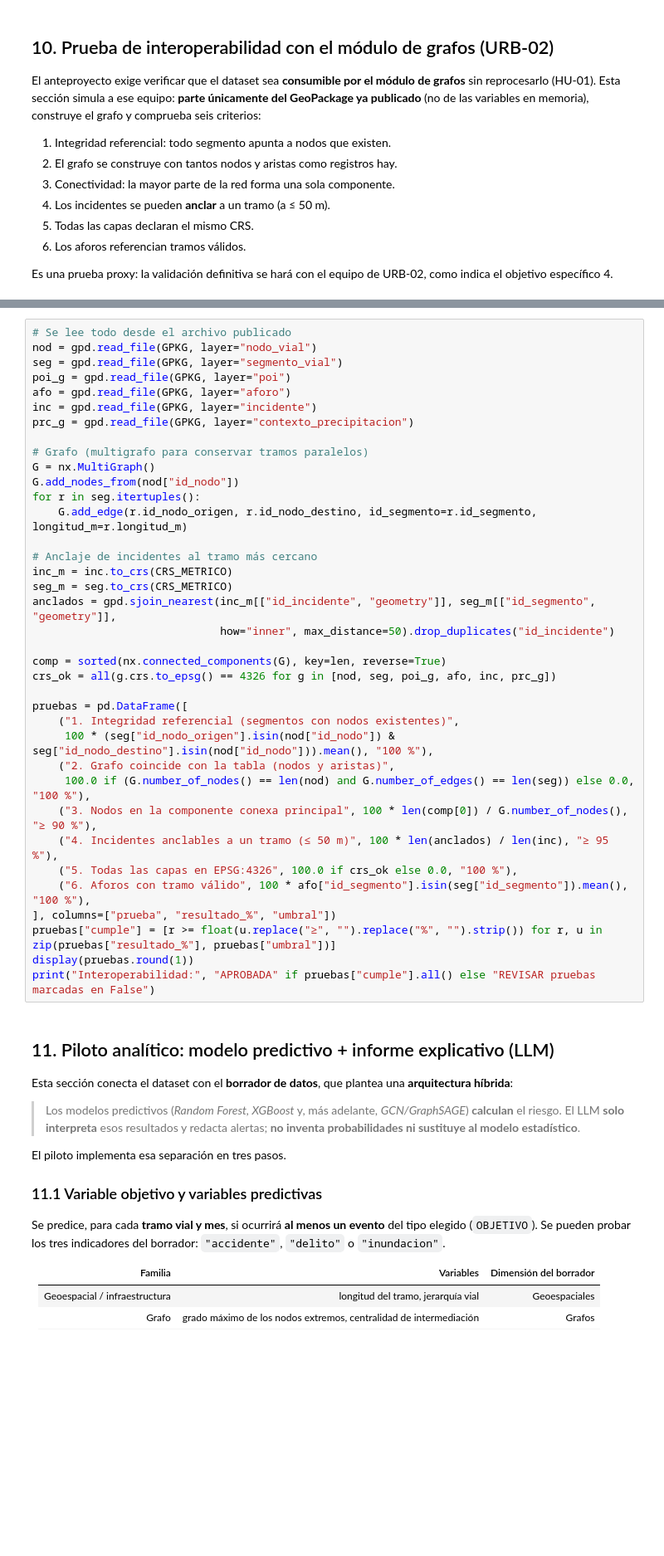
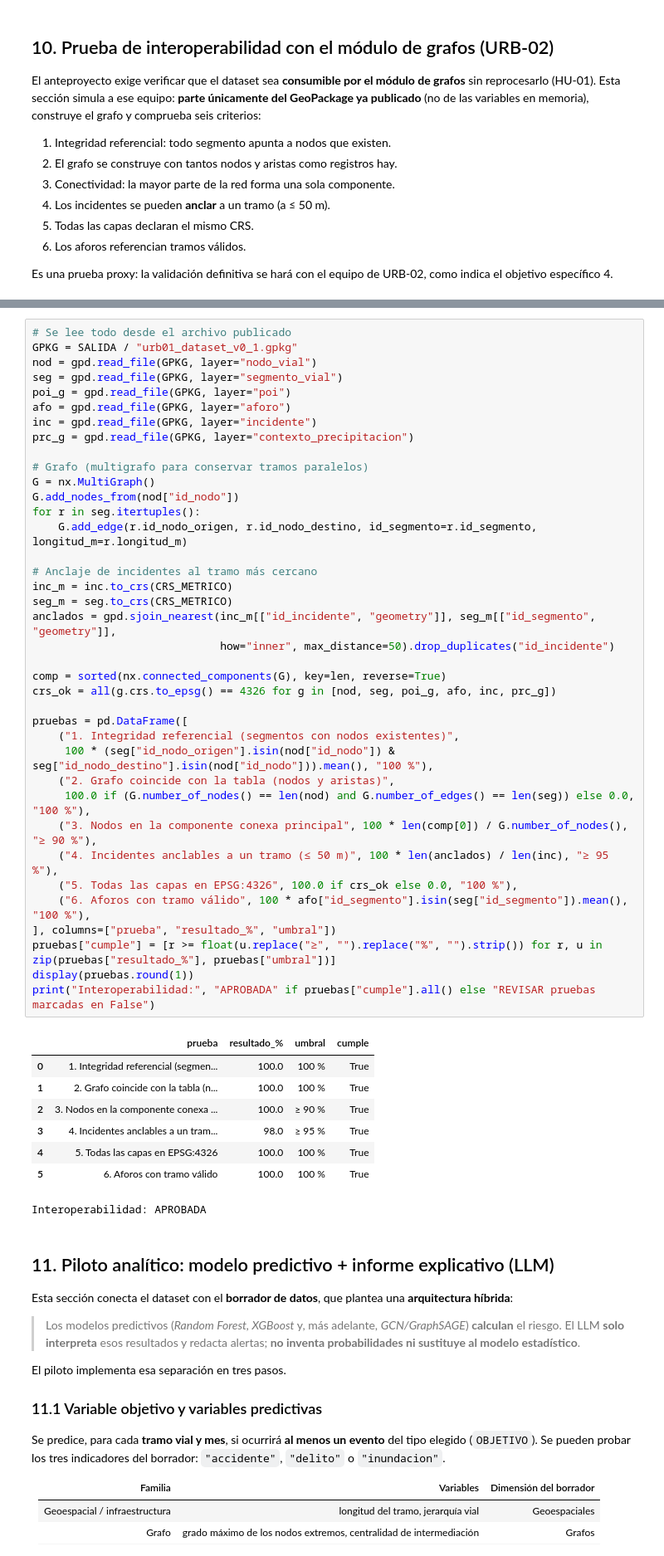
Before and after one commit to twinrisk10/RISKTWIN_CAPAS, a Jupyter notebook: GEMELO DIGITAL/URB-01/src/URB01_notebook_piloto.ipynb, the cells around one changed output, grey strips where cells are left out. Shown at 83% size. Cells and saved outputs as stored; diff of their text form; blank space fills up the shorter version.

```diff
--- a/GEMELO DIGITAL/URB-01/src/URB01_notebook_piloto.ipynb
+++ b/GEMELO DIGITAL/URB-01/src/URB01_notebook_piloto.ipynb
@@ -1166,5 +1179,6 @@ Es una prueba proxy: la validación definitiva se hará con el equipo de URB-02,
 # %%
 # Se lee todo desde el archivo publicado
+GPKG = SALIDA / "urb01_dataset_v0_1.gpkg"
 nod = gpd.read_file(GPKG, layer="nodo_vial")
 seg = gpd.read_file(GPKG, layer="segmento_vial")
 poi_g = gpd.read_file(GPKG, layer="poi")
@@ -1173,33 +1187,42 @@ inc = gpd.read_file(GPKG, layer="incidente")
 prc_g = gpd.read_file(GPKG, layer="contexto_precipitacion")
 
 # Grafo (multigrafo para conservar tramos paralelos)
 G = nx.MultiGraph()
 G.add_nodes_from(nod["id_nodo"])
 for r in seg.itertuples():
     G.add_edge(r.id_nodo_origen, r.id_nodo_destino, id_segmento=r.id_segmento, longitud_m=r.longitud_m)
 
 # Anclaje de incidentes al tramo más cercano
 inc_m = inc.to_crs(CRS_METRICO)
 seg_m = seg.to_crs(CRS_METRICO)
 anclados = gpd.sjoin_nearest(inc_m[["id_incidente", "geometry"]], seg_m[["id_segmento", "geometry"]],
                              how="inner", max_distance=50).drop_duplicates("id_incidente")
 
 comp = sorted(nx.connected_components(G), key=len, reverse=True)
 crs_ok = all(g.crs.to_epsg() == 4326 for g in [nod, seg, poi_g, afo, inc, prc_g])
 
 pruebas = pd.DataFrame([
     ("1. Integridad referencial (segmentos con nodos existentes)",
      100 * (seg["id_nodo_origen"].isin(nod["id_nodo"]) & seg["id_nodo_destino"].isin(nod["id_nodo"])).mean(), "100 %"),
     ("2. Grafo coincide con la tabla (nodos y aristas)",
      100.0 if (G.number_of_nodes() == len(nod) and G.number_of_edges() == len(seg)) else 0.0, "100 %"),
     ("3. Nodos en la componente conexa principal", 100 * len(comp[0]) / G.number_of_nodes(), "≥ 90 %"),
     ("4. Incidentes anclables a un tramo (≤ 50 m)", 100 * len(anclados) / len(inc), "≥ 95 %"),
     ("5. Todas las capas en EPSG:4326", 100.0 if crs_ok else 0.0, "100 %"),
     ("6. Aforos con tramo válido", 100 * afo["id_segmento"].isin(seg["id_segmento"]).mean(), "100 %"),
 ], columns=["prueba", "resultado_%", "umbral"])
 pruebas["cumple"] = [r >= float(u.replace("≥", "").replace("%", "").strip()) for r, u in zip(pruebas["resultado_%"], pruebas["umbral"])]
 display(pruebas.round(1))
 print("Interoperabilidad:", "APROBADA" if pruebas["cumple"].all() else "REVISAR pruebas marcadas en False")
+# %% [output]
+|  | prueba | resultado_% | umbral | cumple |
+| 0 | 1. Integridad referencial (segmen... | 100.0 | 100 % | True |
+| 1 | 2. Grafo coincide con la tabla (n... | 100.0 | 100 % | True |
+| 2 | 3. Nodos en la componente conexa ... | 100.0 | ≥ 90 % | True |
+| 3 | 4. Incidentes anclables a un tram... | 98.0 | ≥ 95 % | True |
+| 4 | 5. Todas las capas en EPSG:4326 | 100.0 | 100 % | True |
+| 5 | 6. Aforos con tramo válido | 100.0 | 100 % | True |
+Interoperabilidad: APROBADA
 # %% [markdown]
 ## 11. Piloto analítico: modelo predictivo + informe explicativo (LLM)
 
```
Also changed, not shown: parts of 5 cells of this notebook.
